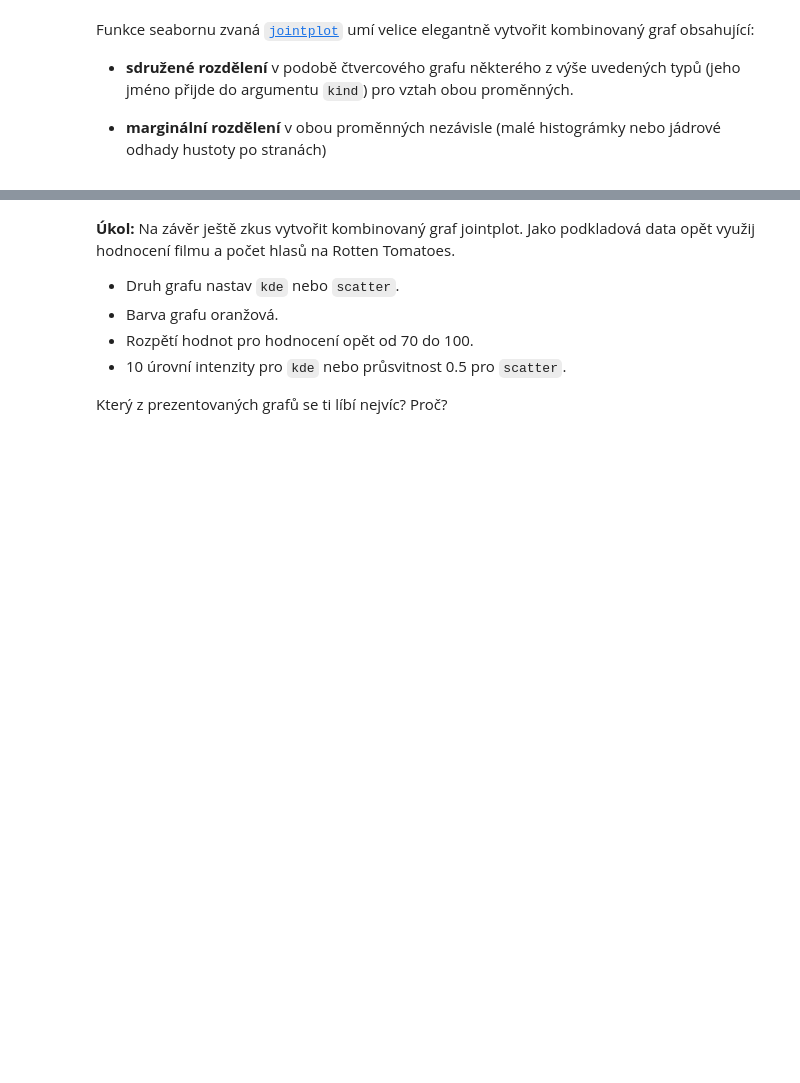
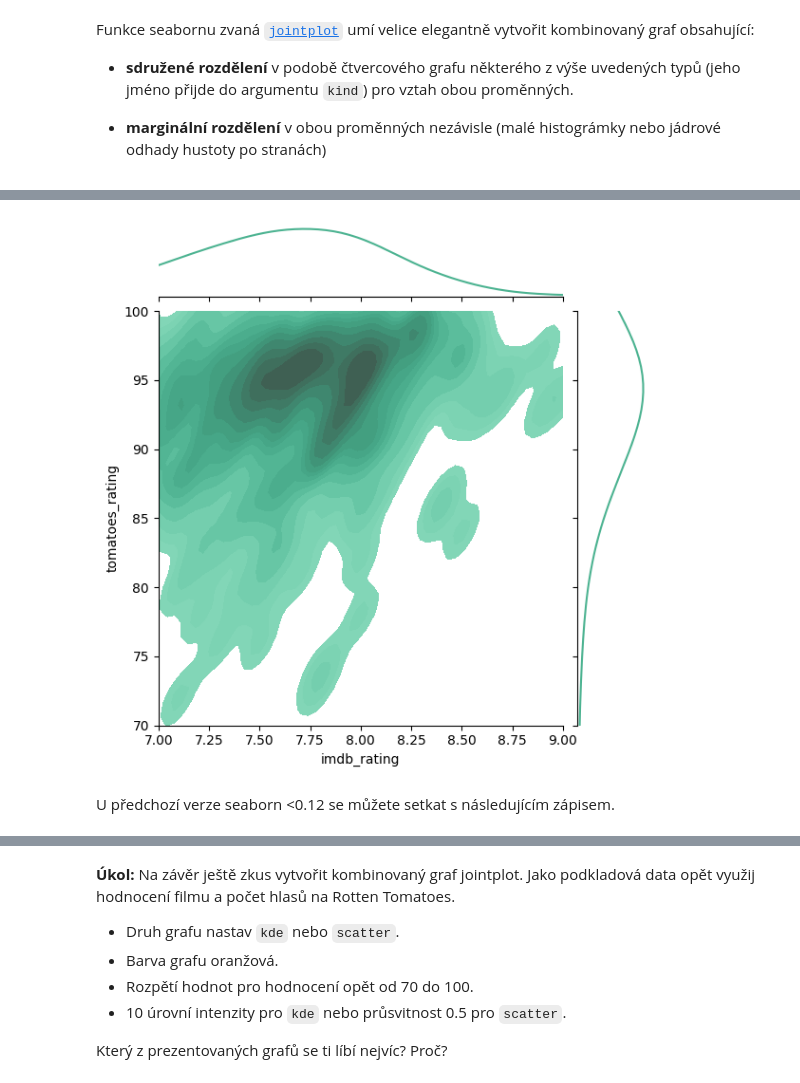
Before and after one commit to PyDataCZ/pyladies-kurz, a Jupyter notebook: lessons/pydata/pandas_correlations/index.ipynb, the cells around one changed output, grey strips where cells are left out. Saved outputs shown, nothing was run; the diff lists cells and outputs as text; code cells hidden in the pictures; blank space fills up the shorter version.

```diff
--- a/lessons/pydata/pandas_correlations/index.ipynb
+++ b/lessons/pydata/pandas_correlations/index.ipynb
@@ -1198,3 +1184,20 @@ sns.jointplot(
+# %%
+sns.jointplot(
+    data = movies_complete,
+    x = "imdb_rating",
+    y = "tomatoes_rating",
+    kind="kde",
+    color="#4CB391",
+    n_levels=15,
+    shade=True,
+    xlim=(7, 9),
+    ylim=(70, 100),
+    joint_kws = {"bw_method": .1}
+);
+# %% [output]
+[figure, added]
+# %% [markdown]
+U předchozí verze seaborn <0.12 se můžete setkat s následujícím zápisem.
 # %%
 sns.jointplot(
     movies_complete["imdb_rating"],
```
Also changed, not shown: parts of 30 cells of this notebook.
